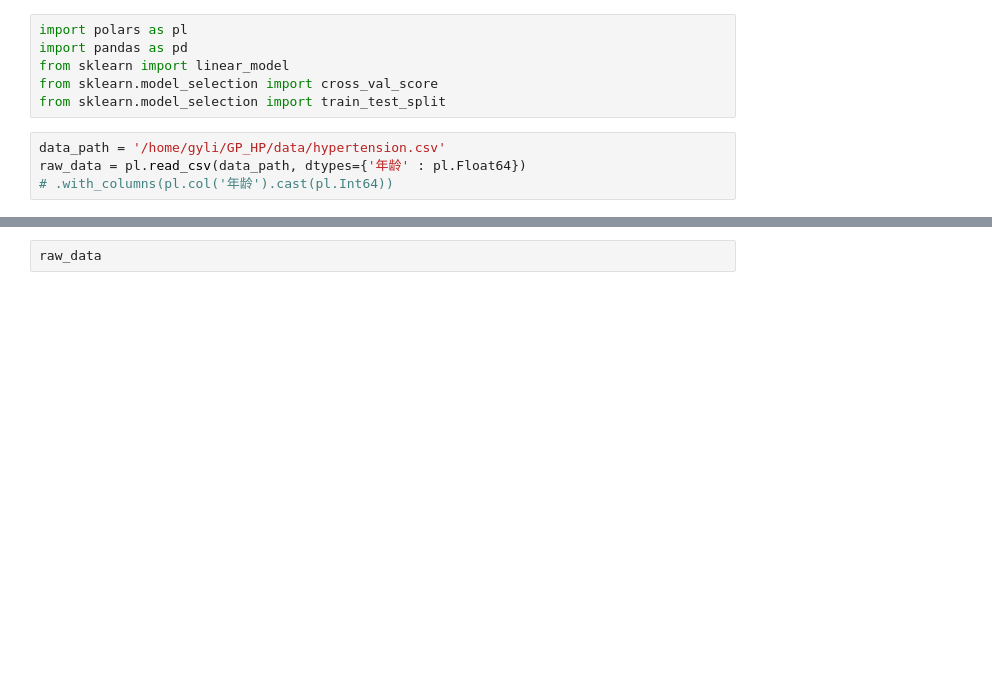
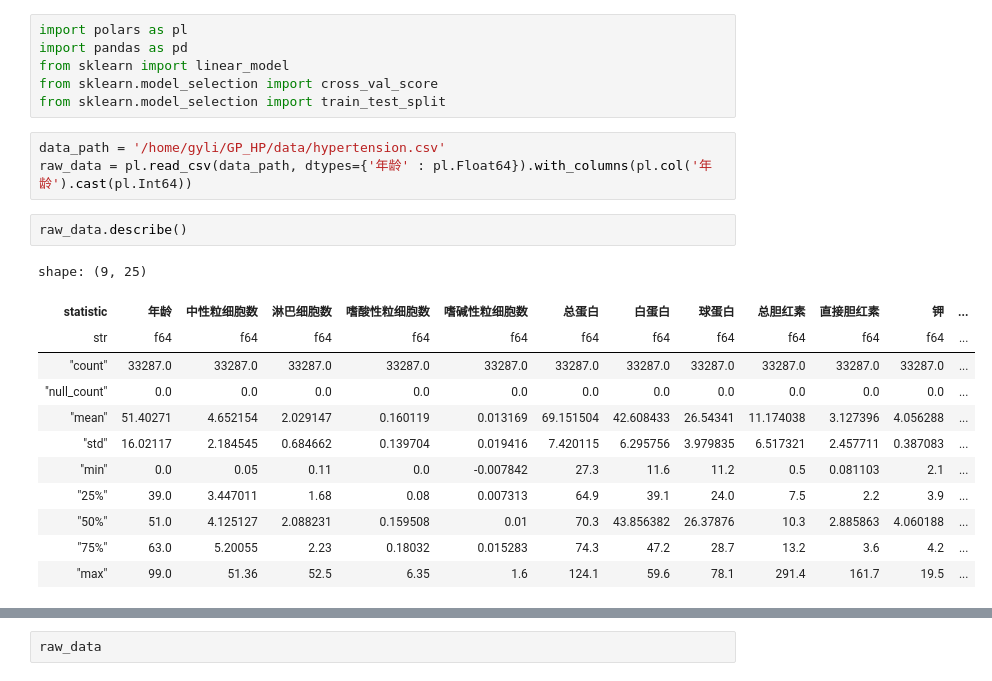
Before and after one commit to MarkOverthinker/GP_HP, a Jupyter notebook: code/data_analyse.ipynb, the cells around one changed output, grey strips where cells are left out. Saved outputs shown, nothing was run; the diff lists cells and outputs as text; blank space fills up the shorter version.

```diff
--- a/code/data_analyse.ipynb
+++ b/code/data_analyse.ipynb
@@ -6,5 +6,19 @@ from sklearn.model_selection import cross_val_score
 from sklearn.model_selection import train_test_split
 # %%
 data_path = '/home/gyli/GP_HP/data/hypertension.csv'
-raw_data = pl.read_csv(data_path, dtypes={'年龄' : pl.Float64})
-# .with_columns(pl.col('年龄').cast(pl.Int64))
+raw_data = pl.read_csv(data_path, dtypes={'年龄' : pl.Float64}).with_columns(pl.col('年龄').cast(pl.Int64))
+# %%
+raw_data.describe()
+# %% [output]
+shape: (9, 25)
+| statistic | 年龄 | 中性粒细胞数 | 淋巴细胞数 | 嗜酸性粒细胞数 | 嗜碱性粒细胞数 | 总蛋白 | 白蛋白 | 球蛋白 | 总胆红素 | 直接胆红素 | 钾 | ... |
+| str | f64 | f64 | f64 | f64 | f64 | f64 | f64 | f64 | f64 | f64 | f64 | ... |
+| "count" | 33287.0 | 33287.0 | 33287.0 | 33287.0 | 33287.0 | 33287.0 | 33287.0 | 33287.0 | 33287.0 | 33287.0 | 33287.0 | ... |
+| "null_count" | 0.0 | 0.0 | 0.0 | 0.0 | 0.0 | 0.0 | 0.0 | 0.0 | 0.0 | 0.0 | 0.0 | ... |
+| "mean" | 51.40271 | 4.652154 | 2.029147 | 0.160119 | 0.013169 | 69.151504 | 42.608433 | 26.54341 | 11.174038 | 3.127396 | 4.056288 | ... |
+| "std" | 16.02117 | 2.184545 | 0.684662 | 0.139704 | 0.019416 | 7.420115 | 6.295756 | 3.979835 | 6.517321 | 2.457711 | 0.387083 | ... |
+| "min" | 0.0 | 0.05 | 0.11 | 0.0 | -0.007842 | 27.3 | 11.6 | 11.2 | 0.5 | 0.081103 | 2.1 | ... |
+| "25%" | 39.0 | 3.447011 | 1.68 | 0.08 | 0.007313 | 64.9 | 39.1 | 24.0 | 7.5 | 2.2 | 3.9 | ... |
+| "50%" | 51.0 | 4.125127 | 2.088231 | 0.159508 | 0.01 | 70.3 | 43.856382 | 26.37876 | 10.3 | 2.885863 | 4.060188 | ... |
+| "75%" | 63.0 | 5.20055 | 2.23 | 0.18032 | 0.015283 | 74.3 | 47.2 | 28.7 | 13.2 | 3.6 | 4.2 | ... |
+| "max" | 99.0 | 51.36 | 52.5 | 6.35 | 1.6 | 124.1 | 59.6 | 78.1 | 291.4 | 161.7 | 19.5 | ... |
```
Also changed, not shown: parts of 8 cells of this notebook, 3 other files.
